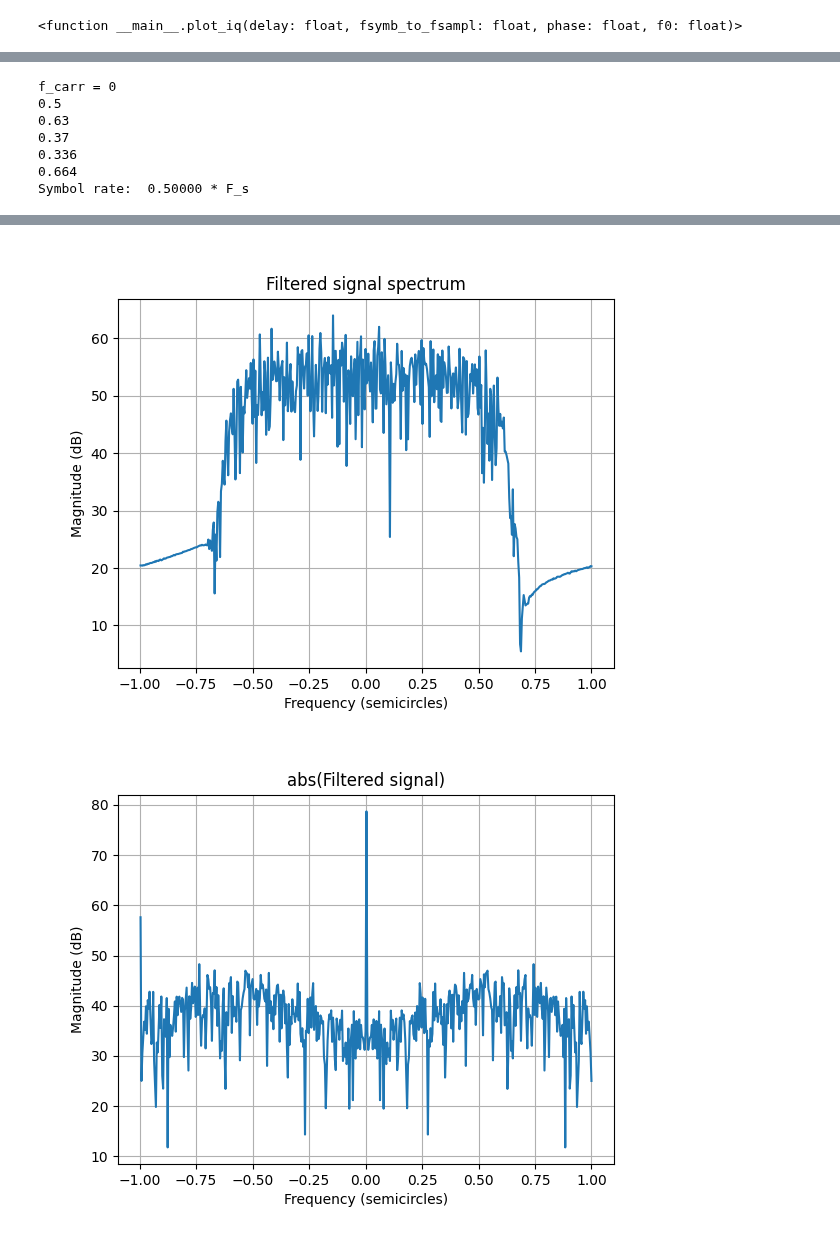
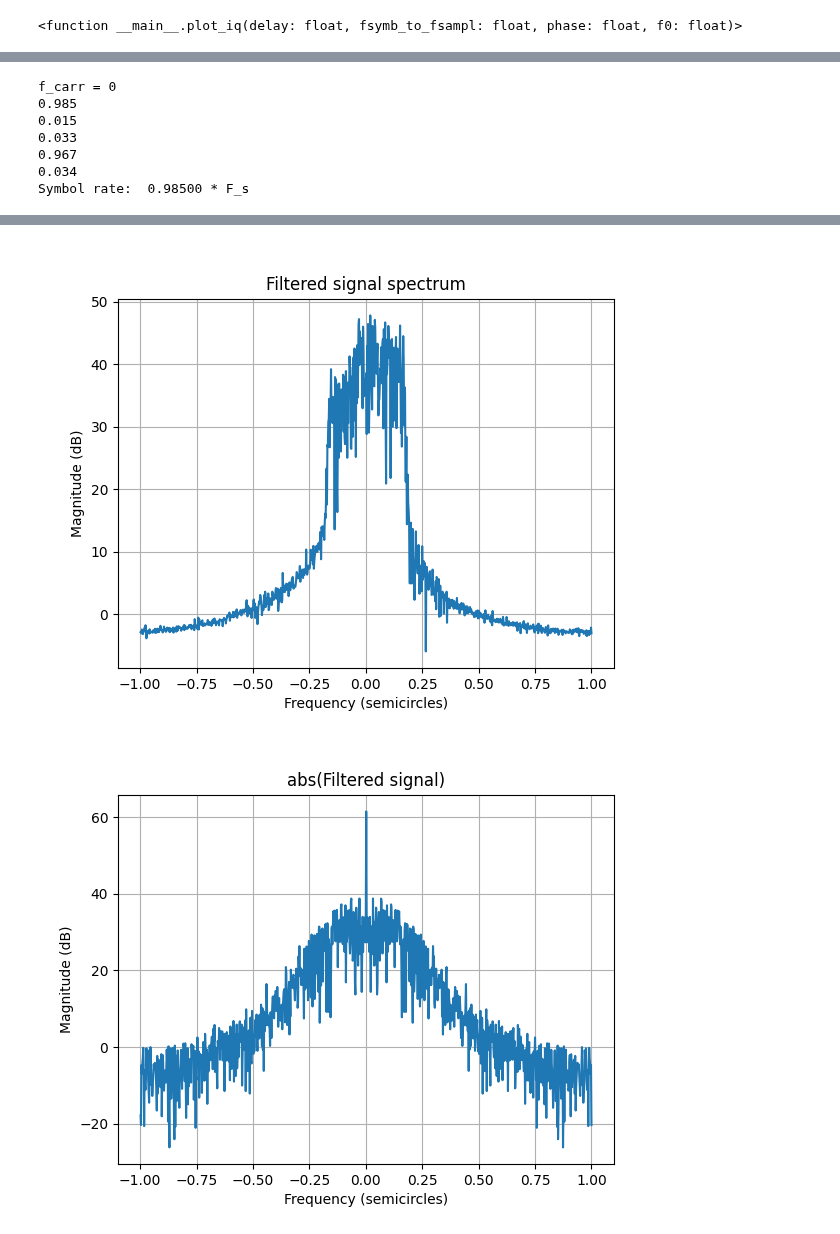
Before and after one commit to incredibleSaint/signal_processing, a Jupyter notebook: qpsk_visualization.ipynb, the cells around one changed output, grey strips where cells are left out. Saved outputs shown, nothing was run; the diff lists cells and outputs as text; code cells hidden in the pictures.

```diff
--- a/qpsk_visualization.ipynb
+++ b/qpsk_visualization.ipynb
@@ -371,7 +402,7 @@ interactive(children=(BoundedFloatText(value=0.0, description='Delay before firs
 # 1: Source signal
 #plt.close()
 #file_path = "/home/xy/Documents/samples.pcm"
-file_path = "/home/xy/Documents/linkstar_625kbaud_fs_1250kHz.pcm"
+file_path = "/home/xy/cuda_filt_sig_int16.pcm" #Documents/linkstar_625kbaud_fs_1250kHz.pcm"
 data_type = 'h'
 figure_counter = 0
 source_signal_full = read_signal(file_path, data_type)
@@ -401,6 +432,6 @@ plt.show()
 # %%
 #source_signal = source_signal_full[int(2.0e7):int(2.1e7):]
-source_signal = source_signal_full[int(2.0e7 + 303500):int(2.0e7 + 304000):]
+source_signal = source_signal_full[:1000]#int(2.0e7 + 303500):int(2.0e7 + 304000):]
 
 MAX_SIG_LEN = 250000
 if len(source_signal) > MAX_SIG_LEN:
@@ -447,9 +478,9 @@ print(max_idx/ len(fft_abs))
 print("Symbol rate: ", "{0:0.5f}".format(symbol_rate), "* F_s")
 # %% [output]
 f_carr = 0
-0.5
-0.63
-0.37
-0.336
-0.664
-Symbol rate:  0.50000 * F_s
+0.985
+0.015
+0.033
+0.967
+0.034
+Symbol rate:  0.98500 * F_s
@@ -458,5 +489,5 @@ Symbol rate:  0.50000 * F_s
-[figure, old version]
+[figure, new version]
-[figure, old version]
+[figure, new version]
 # %%
 def plot_iq_pcm( delay: float, fsymb_to_fsampl: float, phase: float, f0: float):
     print(f"fract omega = {f0}, fsymb_to_fsampl = {fsymb_to_fsampl}, phase = {phase}")
```
Also changed, not shown: parts of 5 cells of this notebook, 3 other files.
